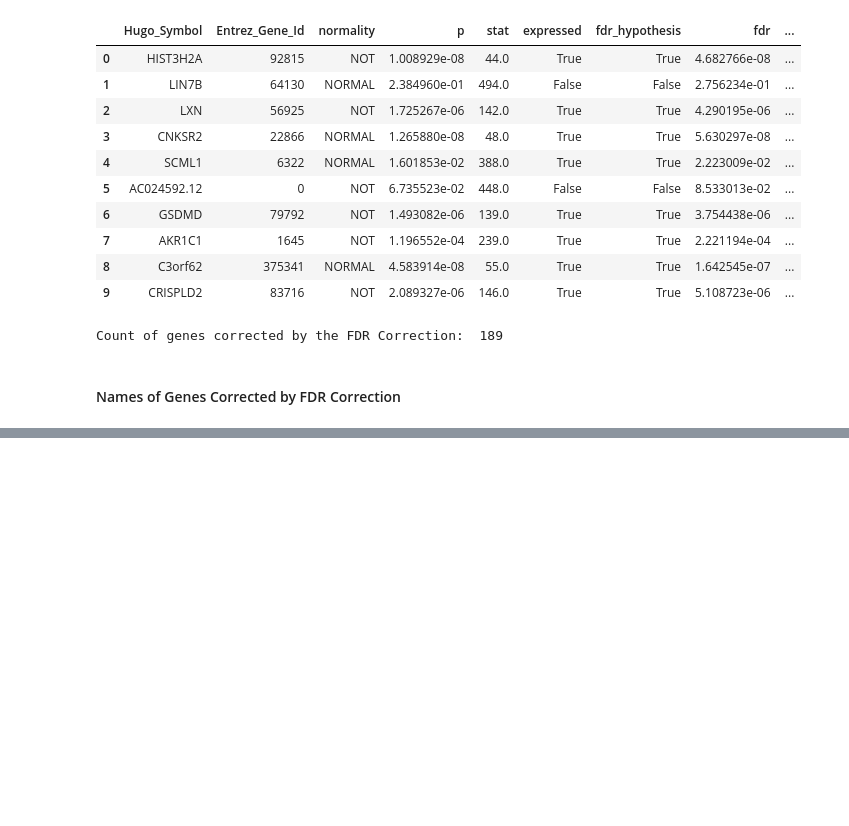
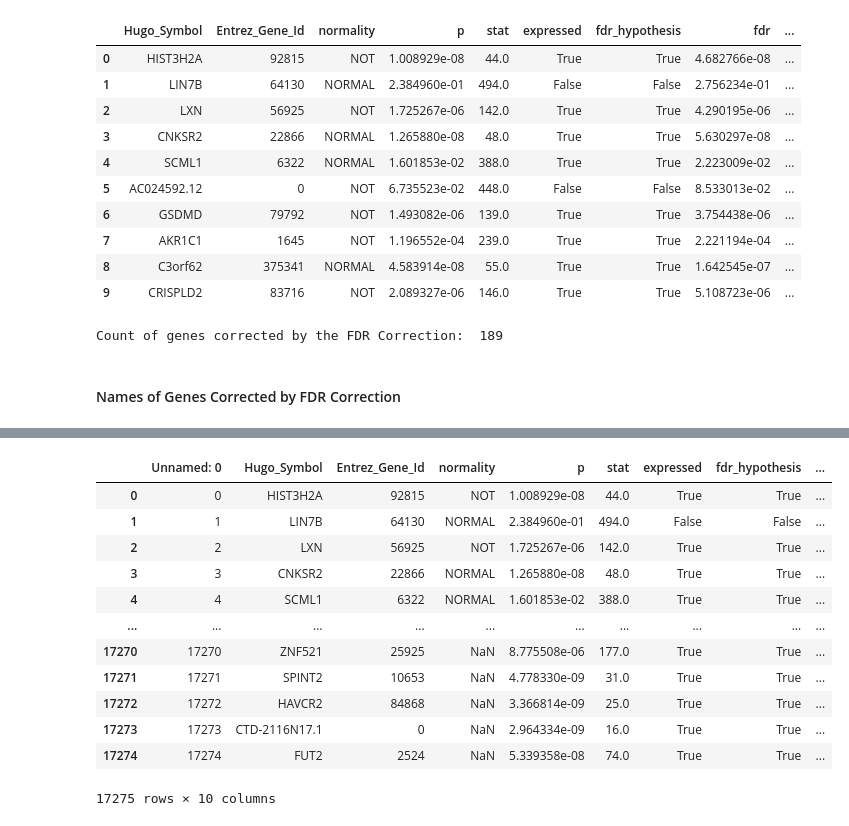
Before and after one commit to FatmaGad25/Bioinformatics_Final_project, a Jupyter notebook: final-I.ipynb, the cells around one changed output, grey strips where cells are left out. Drawn from its saved outputs; the diff is of its cells as text; code cells hidden in the pictures; blank space fills up the shorter version.

```diff
--- a/final-I.ipynb
+++ b/final-I.ipynb
@@ -358,0 +360,17 @@ wilcoxon.to_csv("filtered/paired_fdr_2sided.csv")
+# %%
+gsea =pd.read_csv('filtered/GSEA.txt', sep="\t", header=0)
+gsea
+# %% [output]
+|  | Unnamed: 0 | Hugo_Symbol | Entrez_Gene_Id | normality | p | stat | expressed | fdr_hypothesis | ... |
+| 0 | 0 | HIST3H2A | 92815 | NOT | 1.008929e-08 | 44.0 | True | True | ... |
+| 1 | 1 | LIN7B | 64130 | NORMAL | 2.384960e-01 | 494.0 | False | False | ... |
+| 2 | 2 | LXN | 56925 | NOT | 1.725267e-06 | 142.0 | True | True | ... |
+| 3 | 3 | CNKSR2 | 22866 | NORMAL | 1.265880e-08 | 48.0 | True | True | ... |
+| 4 | 4 | SCML1 | 6322 | NORMAL | 1.601853e-02 | 388.0 | True | True | ... |
+| ... | ... | ... | ... | ... | ... | ... | ... | ... | ... |
+| 17270 | 17270 | ZNF521 | 25925 | NaN | 8.775508e-06 | 177.0 | True | True | ... |
+| 17271 | 17271 | SPINT2 | 10653 | NaN | 4.778330e-09 | 31.0 | True | True | ... |
+| 17272 | 17272 | HAVCR2 | 84868 | NaN | 3.366814e-09 | 25.0 | True | True | ... |
+| 17273 | 17273 | CTD-2116N17.1 | 0 | NaN | 2.964334e-09 | 16.0 | True | True | ... |
+| 17274 | 17274 | FUT2 | 2524 | NaN | 5.339358e-08 | 74.0 | True | True | ... |
+17275 rows × 10 columns
```
Also changed, not shown: parts of 3 cells of this notebook.
